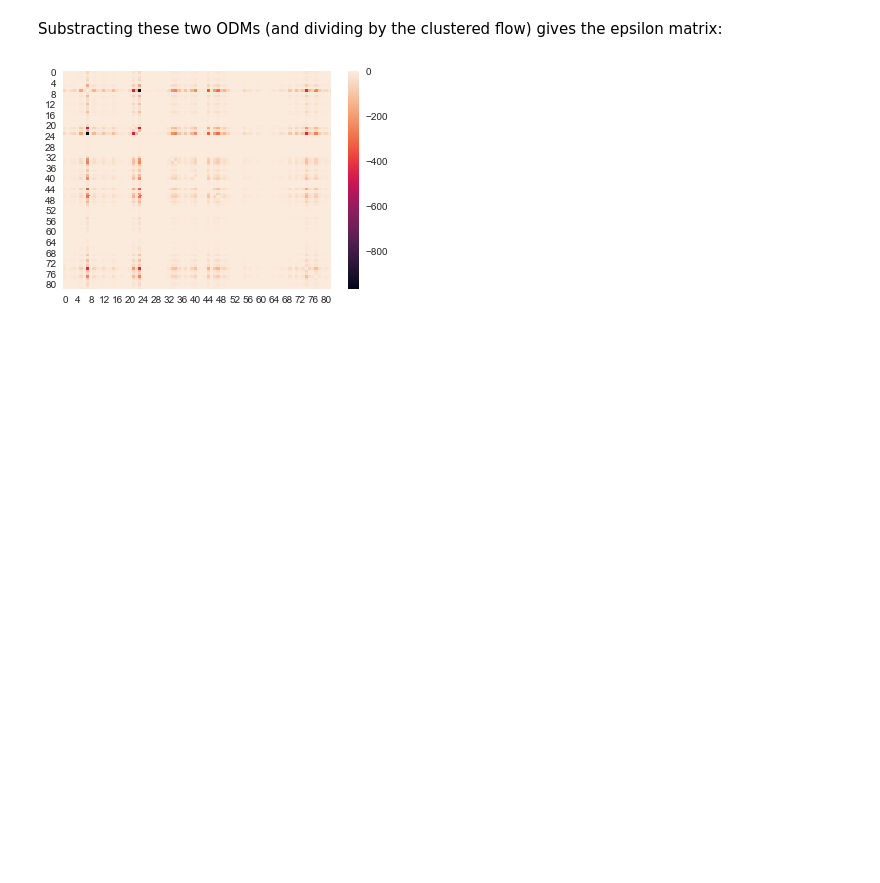
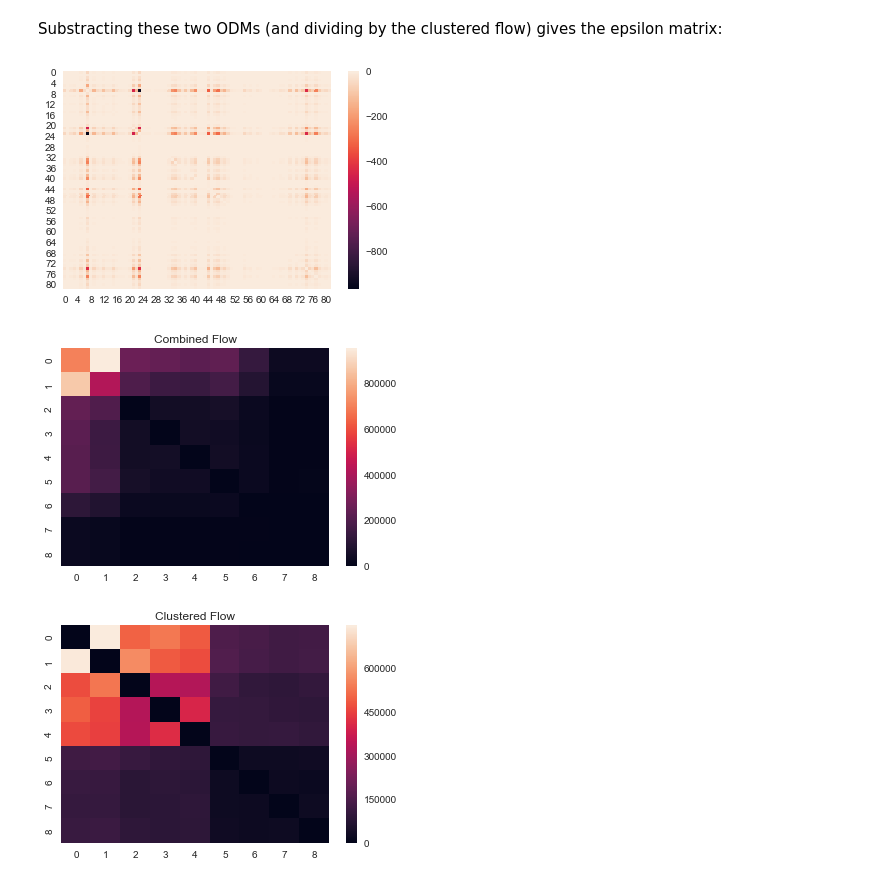
Before and after one commit to jbremz/human_mob, a Jupyter notebook: Notebooks/Ilaria's Log/Week 14.ipynb, the cells around one changed output. Saved outputs shown, nothing was run; the diff lists cells and outputs as text; code cells hidden in the pictures; blank space fills up the shorter version.

```diff
--- a/Notebooks/Ilaria's Log/Week 14.ipynb
+++ b/Notebooks/Ilaria's Log/Week 14.ipynb
@@ -36,3 +58,13 @@ sns.heatmap(eps_scale.epsilon(eps_scale.lon_df, 5000, 0))
 plt.show()
 # %% [output]
 [figure]
+# %%
+sns.heatmap(eps_scale.reduced_ODM(lon_df, 5000, 6))
+plt.title("Combined Flow")
+plt.show()
+sns.heatmap(eps_scale.gravity_ODM(lon_df, 5000, 6))
+plt.title("Clustered Flow")
+plt.show()
+# %% [output]
+[figure, added]
+[figure, added]
```
Also changed, not shown: parts of 9 cells of this notebook, 2 other files.
